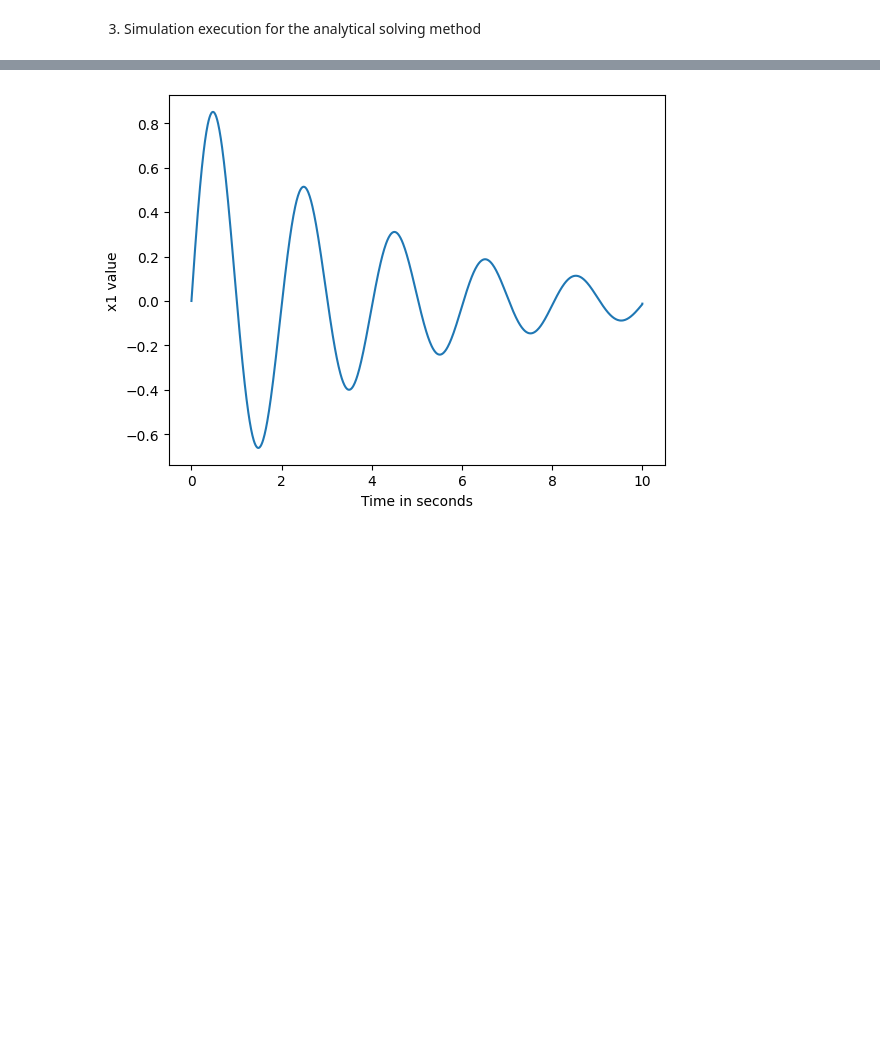
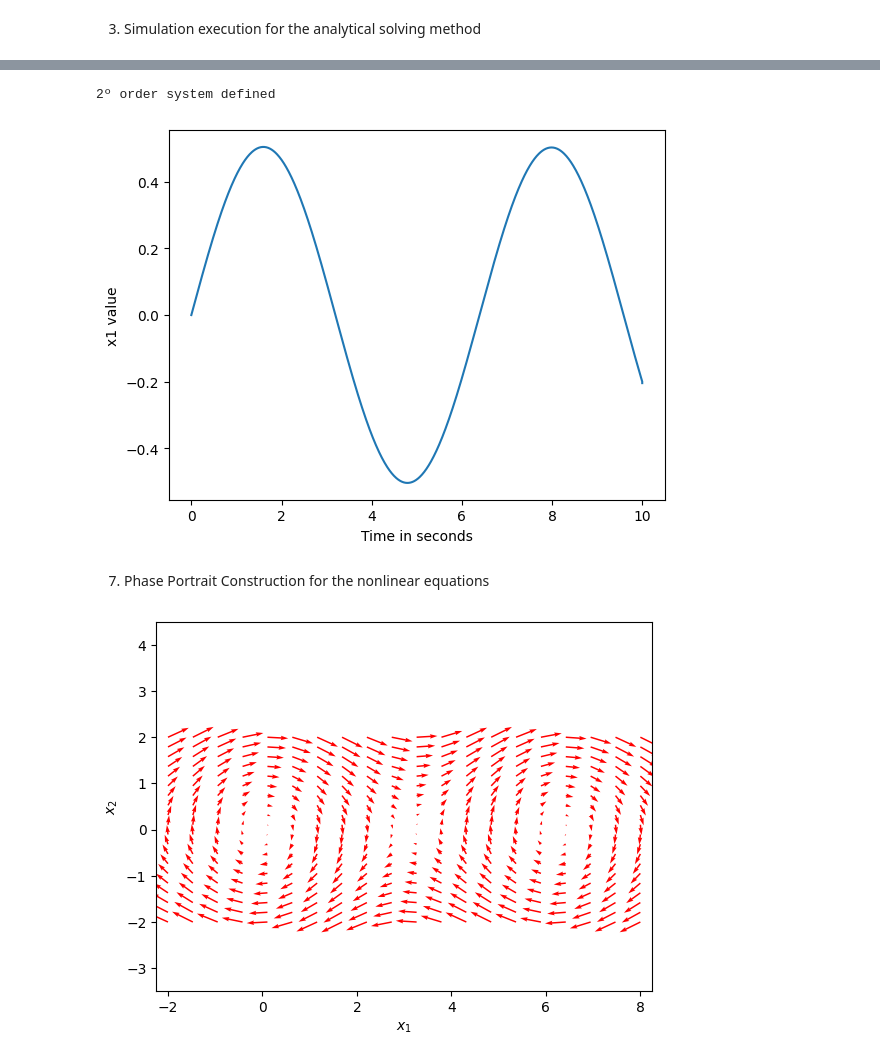
Before and after one commit to Isaacif/PyControlGym, a Jupyter notebook: pendulum.ipynb, the cells around one changed output, grey strips where cells are left out. Saved outputs shown, nothing was run; the diff lists cells and outputs as text; code cells hidden in the pictures; blank space fills up the shorter version.

Commit message:
Adding basic phase portrait workflow and proper testing

```diff
--- a/pendulum.ipynb
+++ b/pendulum.ipynb
@@ -61,5 +81,18 @@ Solver.plot2DResults(1)
 # %%
-Solver.runSimulation(0, 10, 0.01, *[0, 3], solve_method='euler')
+x1_d = x1_dot()
+x2_d = x2_dot()
+Solver = ss.state_space((x1, x2), *[x1_d, x2_d])
+Solver.runSimulation(0, 10, 0.01, *[0, 0.5], solve_method='euler')
 Solver.plot2DResults(1)
 # %% [output]
+2º order system defined
-[figure, old version]
+[figure, new version]
+# %% [markdown]
+7. Phase Portrait Construction for the nonlinear equations
+# %%
+x1 = np.linspace(-2.0, 8.0, 20)
+x2 = np.linspace(-2.0, 2.0, 20)
+Solver.phasePortrait(x1, x2, 1, 2)
+Solver.plot2DphasePortrait()
+# %% [output]
+[figure, added]
```
Also changed, not shown: parts of 12 cells of this notebook, 1 other file.
